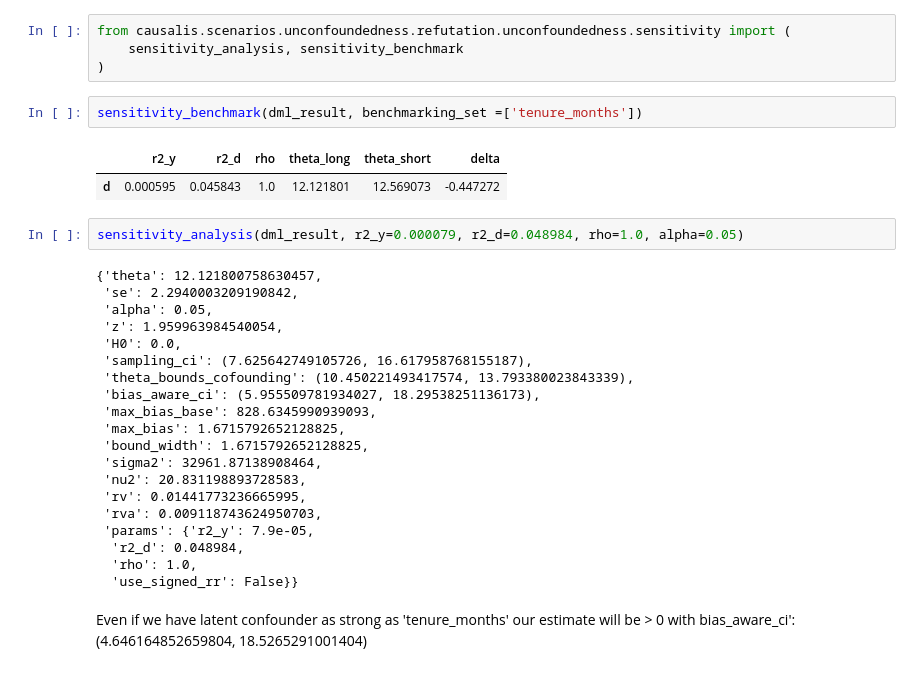
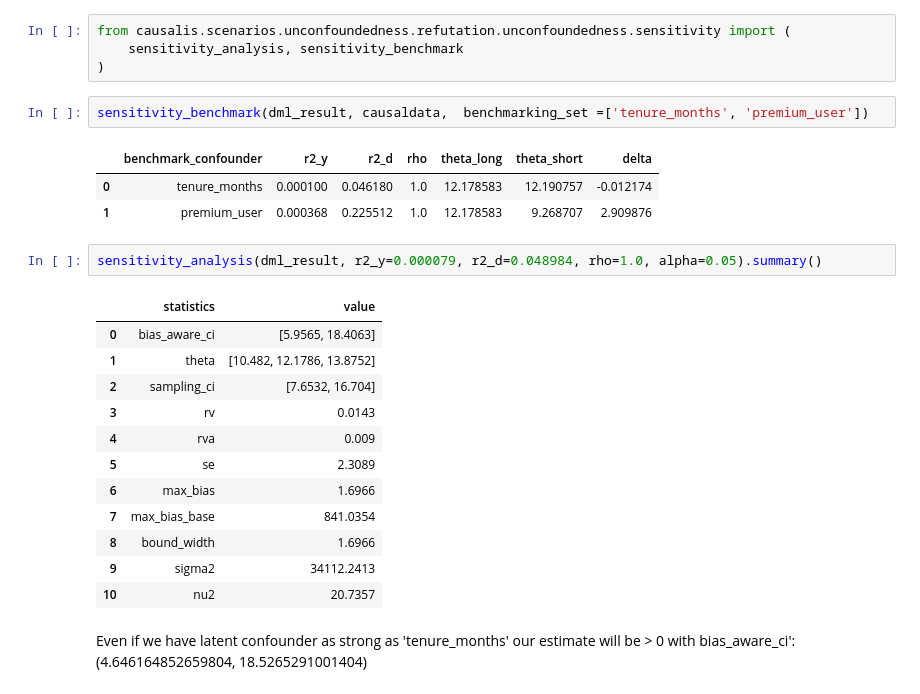
Before and after one commit to IoannMartynov/Causalis, a Jupyter notebook: notebooks/scenarios/uncofoundedness.ipynb, the cells around one changed output. Drawn from its saved outputs; the diff is of its cells as text.

```diff
--- a/notebooks/scenarios/uncofoundedness.ipynb
+++ b/notebooks/scenarios/uncofoundedness.ipynb
@@ -225,32 +222,26 @@ from causalis.scenarios.unconfoundedness.refutation.unconfoundedness.sensitivity
     sensitivity_analysis, sensitivity_benchmark
 )
 # %%
-sensitivity_benchmark(dml_result, benchmarking_set =['tenure_months'])
+sensitivity_benchmark(dml_result, causaldata,  benchmarking_set =['tenure_months', 'premium_user'])
 # %% [output]
-|  | r2_y | r2_d | rho | theta_long | theta_short | delta |
-| d | 0.000595 | 0.045843 | 1.0 | 12.121801 | 12.569073 | -0.447272 |
+|  | benchmark_confounder | r2_y | r2_d | rho | theta_long | theta_short | delta |
+| 0 | tenure_months | 0.000100 | 0.046180 | 1.0 | 12.178583 | 12.190757 | -0.012174 |
+| 1 | premium_user | 0.000368 | 0.225512 | 1.0 | 12.178583 | 9.268707 | 2.909876 |
 # %%
-sensitivity_analysis(dml_result, r2_y=0.000079, r2_d=0.048984, rho=1.0, alpha=0.05)
+sensitivity_analysis(dml_result, r2_y=0.000079, r2_d=0.048984, rho=1.0, alpha=0.05).summary()
 # %% [output]
-{'theta': 12.121800758630457,
- 'se': 2.2940003209190842,
- 'alpha': 0.05,
- 'z': 1.959963984540054,
- 'H0': 0.0,
- 'sampling_ci': (7.625642749105726, 16.617958768155187),
- 'theta_bounds_cofounding': (10.450221493417574, 13.793380023843339),
- 'bias_aware_ci': (5.955509781934027, 18.29538251136173),
- 'max_bias_base': 828.6345990939093,
- 'max_bias': 1.6715792652128825,
- 'bound_width': 1.6715792652128825,
- 'sigma2': 32961.87138908464,
- 'nu2': 20.831198893728583,
- 'rv': 0.01441773236665995,
- 'rva': 0.009118743624950703,
- 'params': {'r2_y': 7.9e-05,
-  'r2_d': 0.048984,
-  'rho': 1.0,
-  'use_signed_rr': False}}
+|  | statistics | value |
+| 0 | bias_aware_ci | [5.9565, 18.4063] |
+| 1 | theta | [10.482, 12.1786, 13.8752] |
+| 2 | sampling_ci | [7.6532, 16.704] |
+| 3 | rv | 0.0143 |
+| 4 | rva | 0.009 |
+| 5 | se | 2.3089 |
+| 6 | max_bias | 1.6966 |
+| 7 | max_bias_base | 841.0354 |
+| 8 | bound_width | 1.6966 |
+| 9 | sigma2 | 34112.2413 |
+| 10 | nu2 | 20.7357 |
 # %% [markdown]
 Even if we have latent confounder as strong as 'tenure_months' our estimate will be > 0 with bias_aware_ci': (4.646164852659804, 18.5265291001404)
 # %% [markdown]
```
Also changed, not shown: parts of 11 cells of this notebook, 30 other files.
